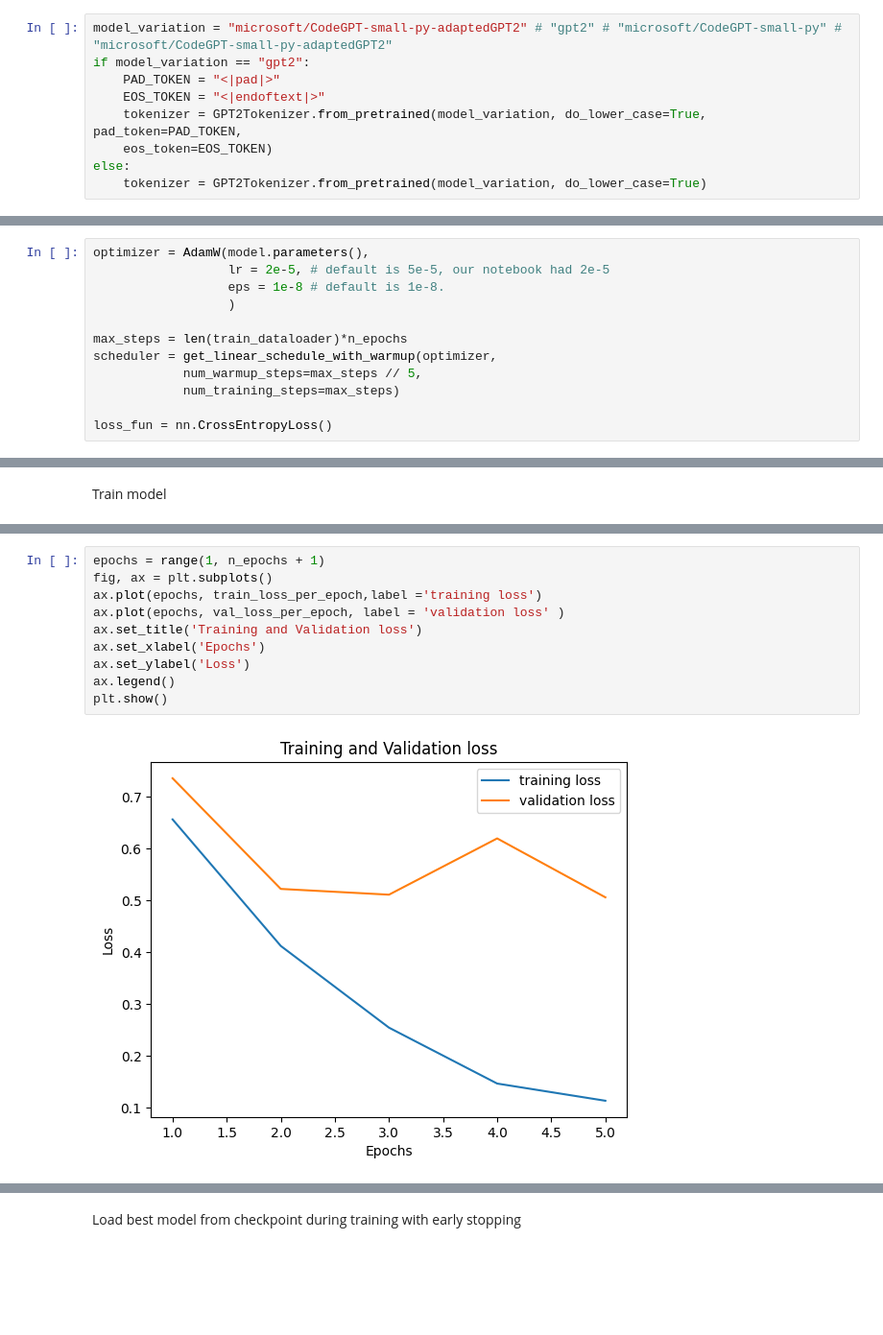
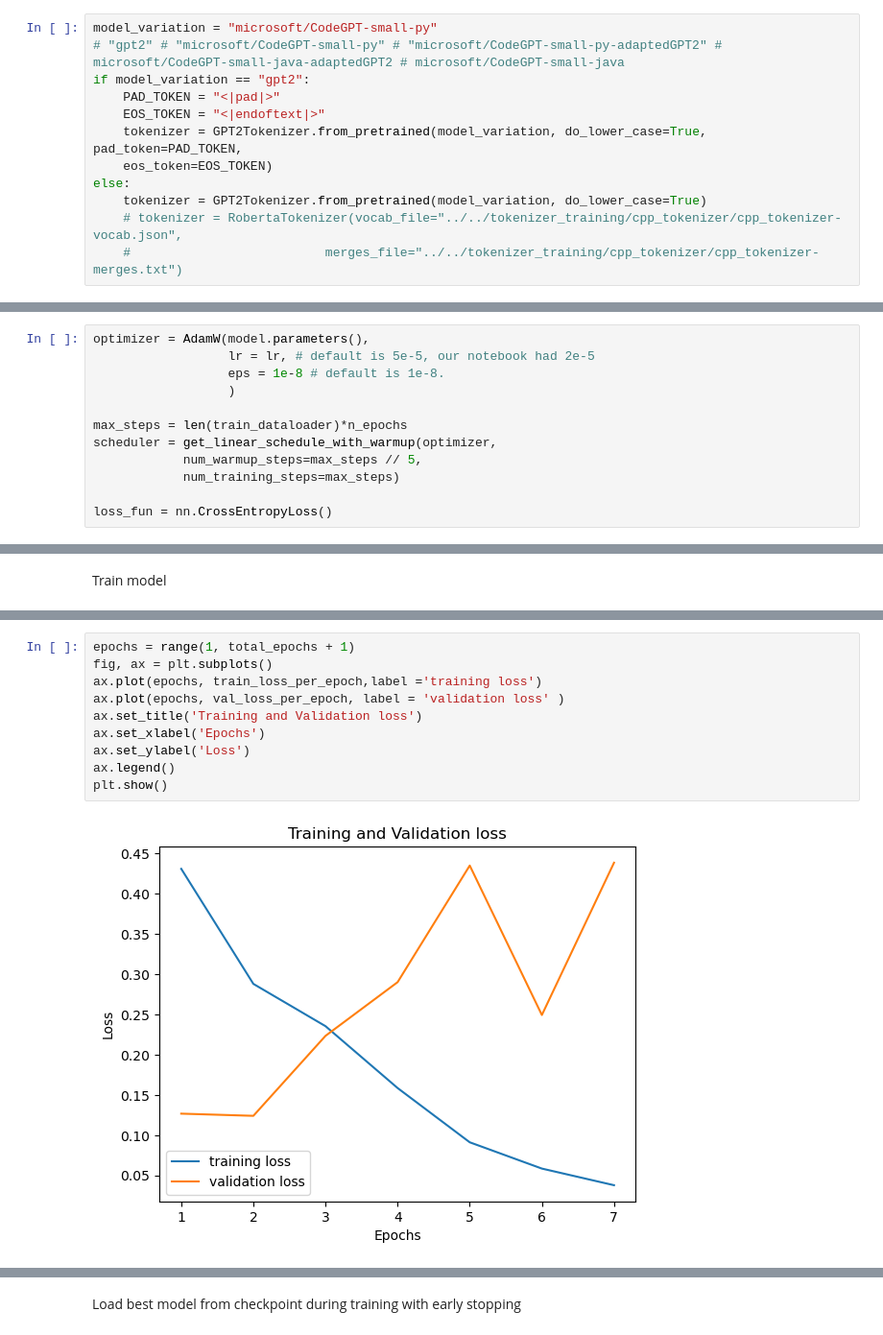
Before and after one commit to iliaskaloup/vulGpt, a Jupyter notebook: cpp_functionLevel/ml/transformersFineTuning/pt/ptGpt.ipynb, the cells around one changed output, grey strips where cells are left out. Shown: that part at 96% size. Cells and saved outputs as stored; diff of their text form; blank space fills up the shorter version.

```diff
--- a/cpp_functionLevel/ml/transformersFineTuning/pt/ptGpt.ipynb
+++ b/cpp_functionLevel/ml/transformersFineTuning/pt/ptGpt.ipynb
@@ -44,7 +44,8 @@ set_seed(seed)
 # %% [markdown]
 Pre-trained tokenizer
 # %%
-model_variation = "microsoft/CodeGPT-small-py-adaptedGPT2" # "gpt2" # "microsoft/CodeGPT-small-py" # "microsoft/CodeGPT-small-py-adaptedGPT2"
+model_variation = "microsoft/CodeGPT-small-py"
+# "gpt2" # "microsoft/CodeGPT-small-py" # "microsoft/CodeGPT-small-py-adaptedGPT2" # microsoft/CodeGPT-small-java-adaptedGPT2 # microsoft/CodeGPT-small-java
 if model_variation == "gpt2":
     PAD_TOKEN = "<|pad|>"
     EOS_TOKEN = "<|endoftext|>"
@@ -52,3 +53,5 @@ if model_variation == "gpt2":
     eos_token=EOS_TOKEN)
 else:
     tokenizer = GPT2Tokenizer.from_pretrained(model_variation, do_lower_case=True)
+    # tokenizer = RobertaTokenizer(vocab_file="../../tokenizer_training/cpp_tokenizer/cpp_tokenizer-vocab.json",
+    #                          merges_file="../../tokenizer_training/cpp_tokenizer/cpp_tokenizer-merges.txt")
@@ -296,7 +303,7 @@ test_sampler = SequentialSampler(test_dataset)
 test_dataloader = DataLoader(test_dataset, sampler=test_sampler, batch_size=batch_size)
 # %%
 optimizer = AdamW(model.parameters(),
-                  lr = 2e-5, # default is 5e-5, our notebook had 2e-5
+                  lr = lr, # default is 5e-5, our notebook had 2e-5
                   eps = 1e-8 # default is 1e-8.
                   )
 
@@ -515,13 +530,13 @@ Training is completed after 2994463
 # %%
-epochs = range(1, n_epochs + 1)
+epochs = range(1, total_epochs + 1)
 fig, ax = plt.subplots()
 ax.plot(epochs, train_loss_per_epoch,label ='training loss')
 ax.plot(epochs, val_loss_per_epoch, label = 'validation loss' )
 ax.set_title('Training and Validation loss')
 ax.set_xlabel('Epochs')
 ax.set_ylabel('Loss')
 ax.legend()
 plt.show()
 # %% [output]
-[figure, old version]
+[figure, new version]
 # %%
```
Also changed, not shown: parts of 22 cells of this notebook, 2 other files.
